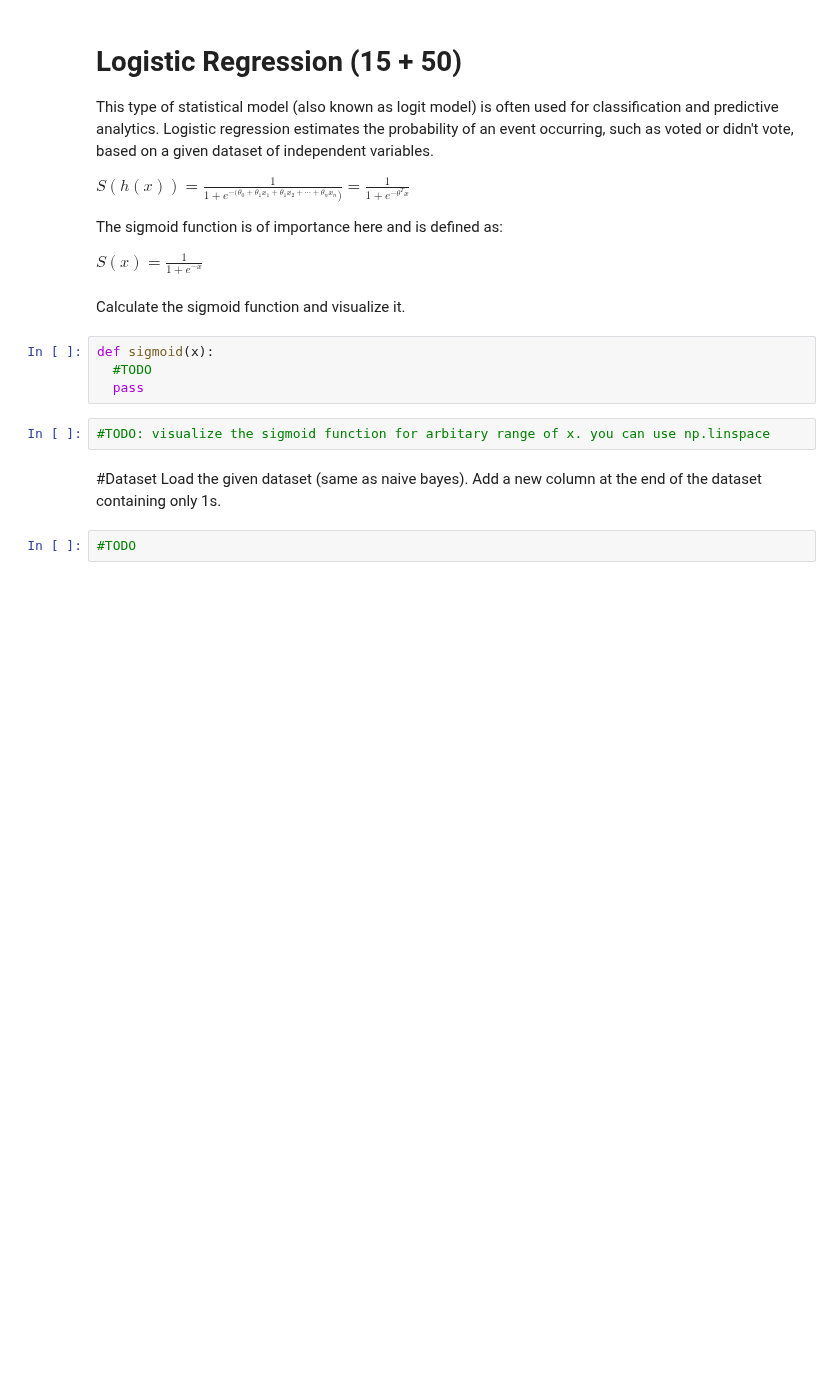
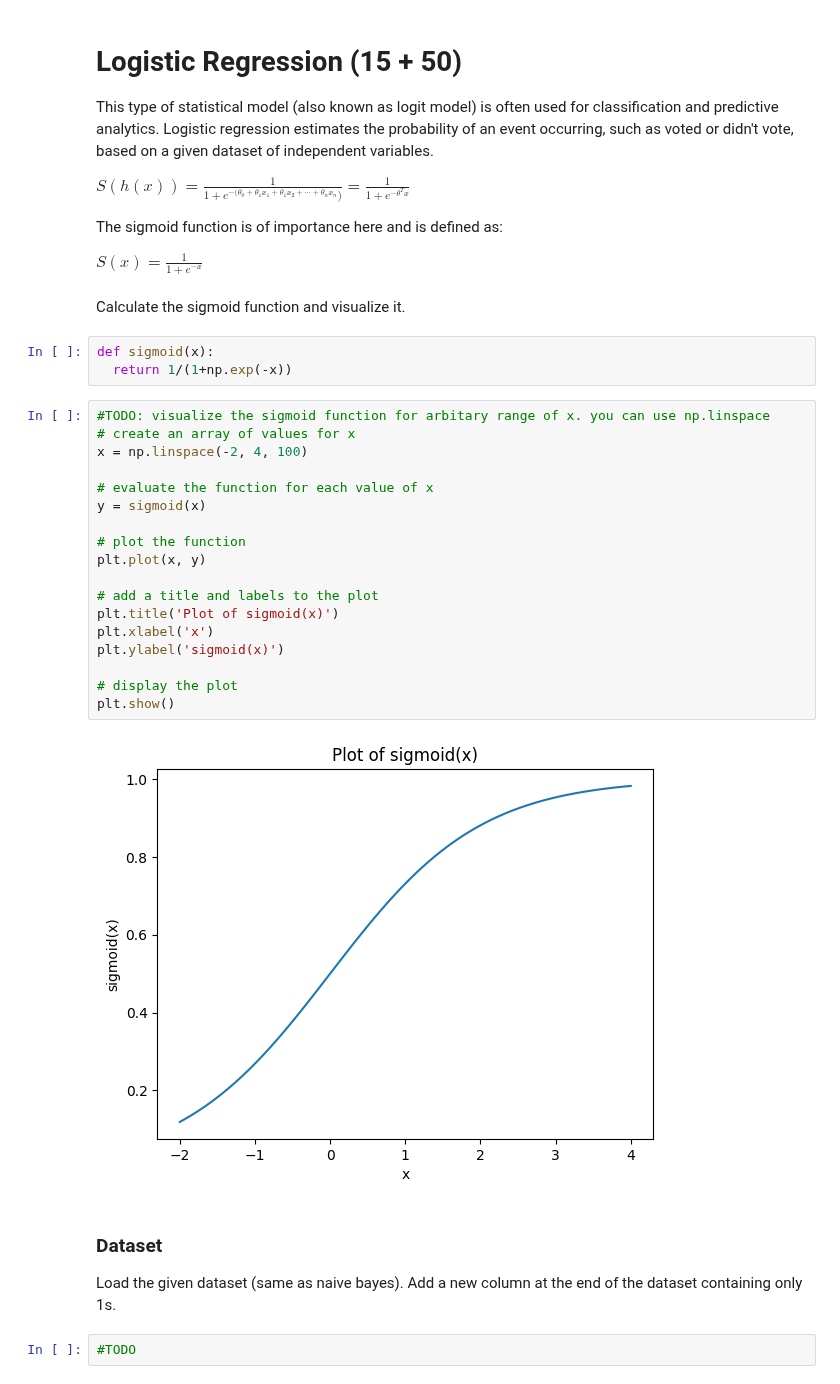
Before and after one commit to bigwhoman/AI-Spring-2023, a Jupyter notebook: HW7/CE_417_2_Spring23_HW7/Practical/NB_and_LR.ipynb, the cells around one changed output. Cells and saved outputs as stored; diff of their text form; blank space fills up the shorter version.

```diff
--- a/HW7/CE_417_2_Spring23_HW7/Practical/NB_and_LR.ipynb
+++ b/HW7/CE_417_2_Spring23_HW7/Practical/NB_and_LR.ipynb
@@ -141,14 +190,31 @@ The sigmoid function is of importance here and is defined as:
 $S(x) = \frac{1}{1 + e^{-x}}$
 # %% [markdown]
 Calculate the sigmoid function and visualize it.
-# %%
-def sigmoid(x):
-  #TODO
-  pass
-# %%
-#TODO: visualize the sigmoid function for arbitary range of x. you can use np.linspace
+# %%
+def sigmoid(x):
+  return 1/(1+np.exp(-x))
+# %%
+#TODO: visualize the sigmoid function for arbitary range of x. you can use np.linspace
+# create an array of values for x
+x = np.linspace(-2, 4, 100)
+
+# evaluate the function for each value of x
+y = sigmoid(x)
+
+# plot the function
+plt.plot(x, y)
+
+# add a title and labels to the plot
+plt.title('Plot of sigmoid(x)')
+plt.xlabel('x')
+plt.ylabel('sigmoid(x)')
+
+# display the plot
+plt.show()
+# %% [output]
+[figure, added]
 # %% [markdown]
-#Dataset
+### Dataset
 Load the given dataset (same as naive bayes). Add a new column at the end of the dataset containing only 1s.
 # %%
 #TODO
```
Also changed, not shown: parts of 18 cells of this notebook.
